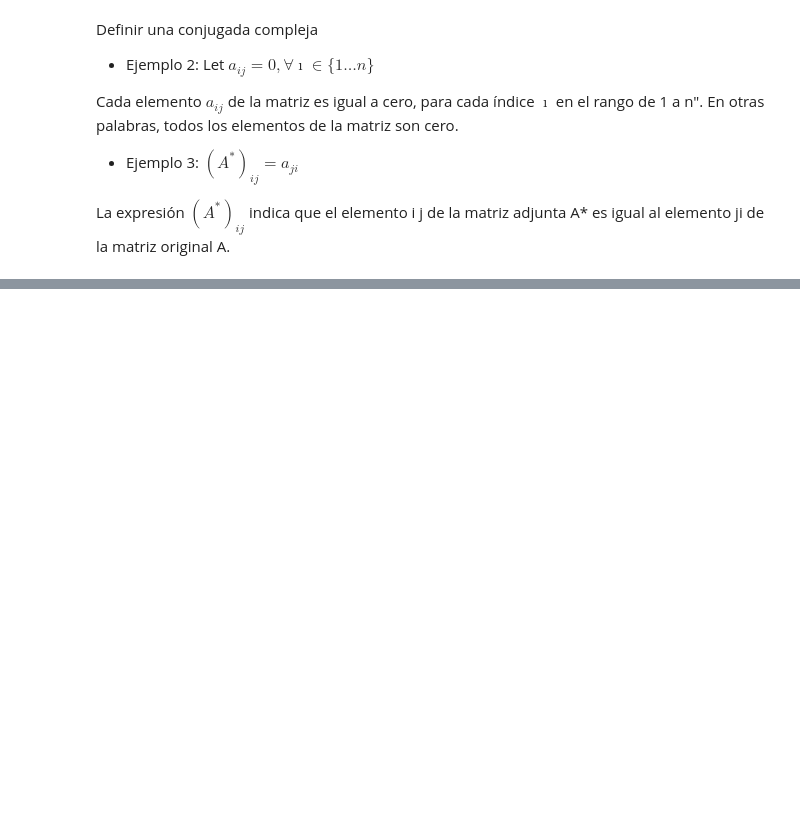
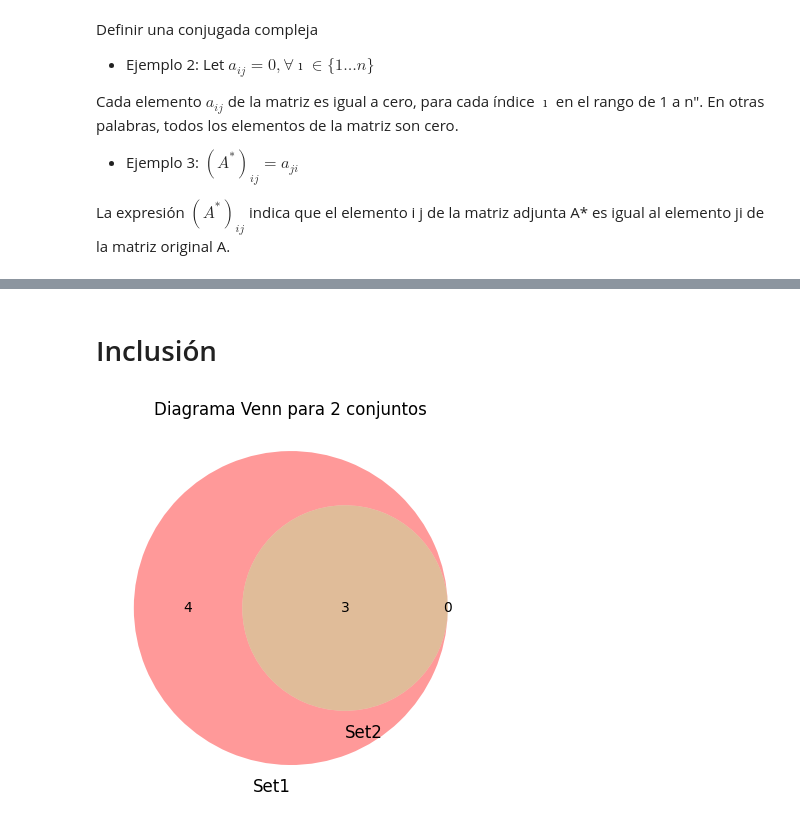
Before and after one commit to jmhrivera/own_documentation, a Jupyter notebook: Data Scientist/Linear Algebra/Matemáticas Básicas/4.- Simbolos para formulas.ipynb, the cells around one changed output, grey strips where cells are left out. Cells and saved outputs as stored; diff of their text form; code cells hidden in the pictures; blank space fills up the shorter version.

```diff
--- a/Data Scientist/Linear Algebra/Matemáticas Básicas/4.- Simbolos para formulas.ipynb
+++ b/Data Scientist/Linear Algebra/Matemáticas Básicas/4.- Simbolos para formulas.ipynb
@@ -108,0 +138,9 @@ La expresión $(A^*)_{ij}$ indica que el elemento i j de la matriz adjunta A* es
+# %% [markdown]
+# Inclusión
+# %%
+set1 = {1,2,3,4,5,6,12}
+set2 = {2,4,6}
+
+venn_diagram_2_sets(set1,set2)
+# %% [output]
+[figure, added]
```
Also changed, not shown: parts of 10 cells of this notebook, 36 other files.
